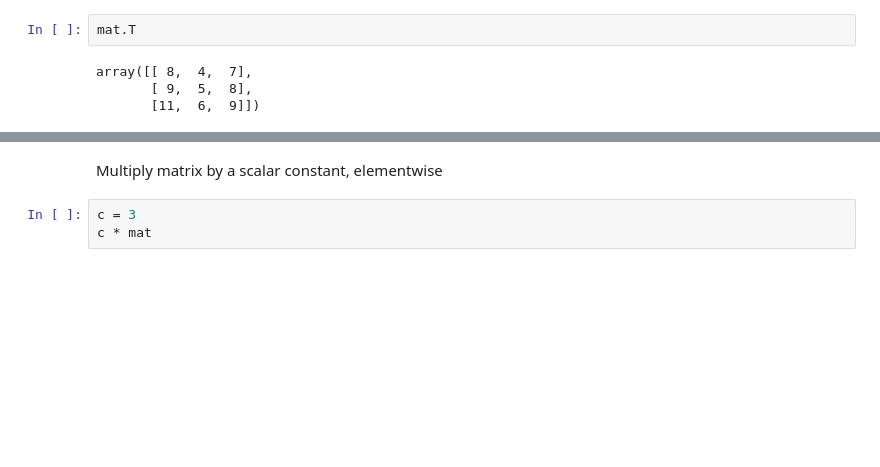
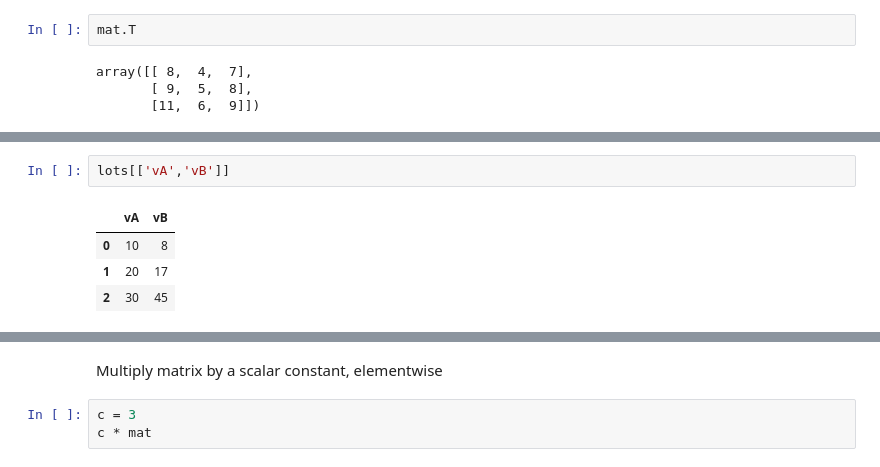
Before and after one commit to datakolektiv/dss03python2023, a Jupyter notebook: session04/dss03_py_session04.ipynb, the cells around one changed output, grey strips where cells are left out. Cells and saved outputs as stored; diff of their text form; blank space fills up the shorter version.

```diff
--- a/session04/dss03_py_session04.ipynb
+++ b/session04/dss03_py_session04.ipynb
@@ -598,0 +630,7 @@ array([[ 8,  4,  7],
+# %%
+lots[['vA','vB']]
+# %% [output]
+|  | vA | vB |
+| 0 | 10 | 8 |
+| 1 | 20 | 17 |
+| 2 | 30 | 45 |
```
Also changed, not shown: parts of 60 cells of this notebook, 6 other files.
